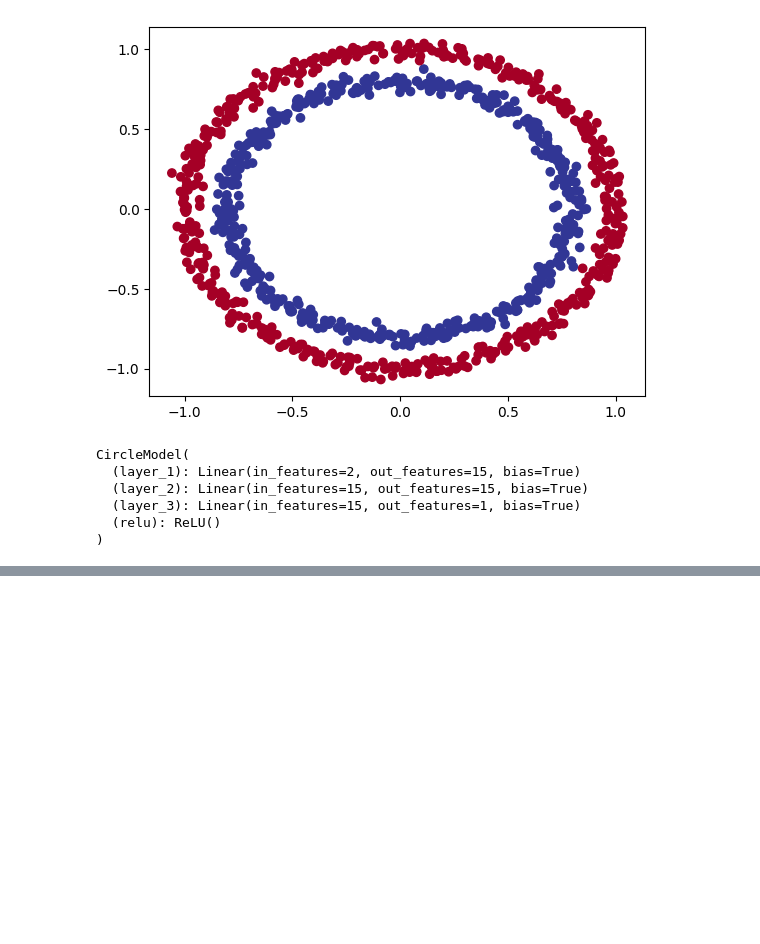
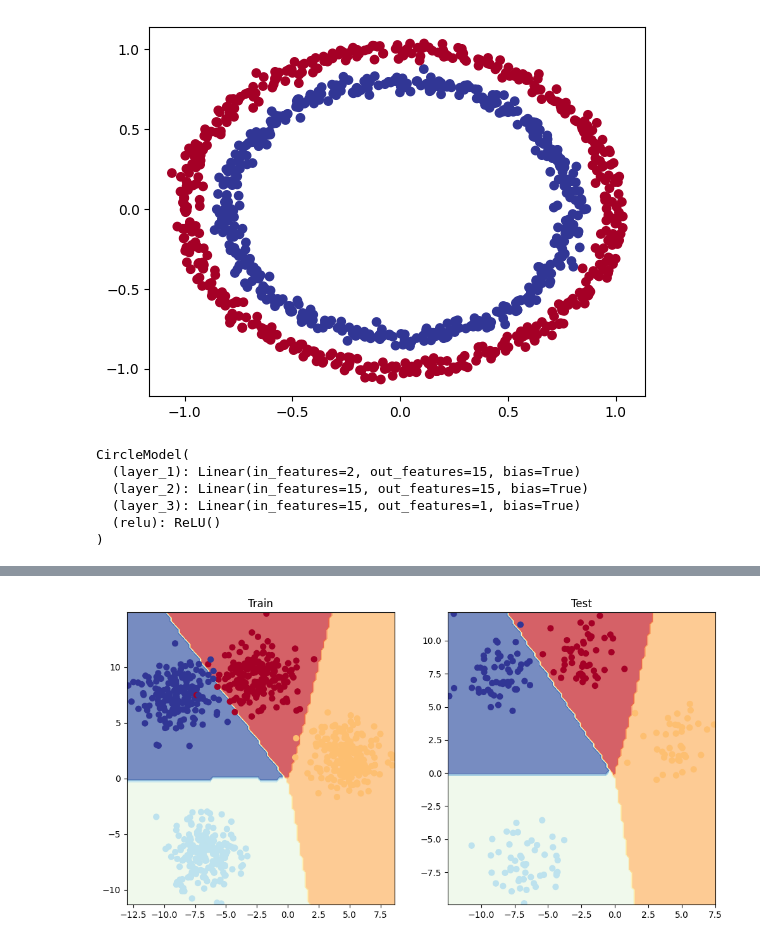
Before and after one commit to AdamStajer07/pytorchTutorial, a Jupyter notebook: PyTorchReview2.ipynb, the cells around one changed output, grey strips where cells are left out. Saved outputs shown, nothing was run; the diff lists cells and outputs as text; code cells hidden in the pictures; blank space fills up the shorter version.

```diff
--- a/PyTorchReview2.ipynb
+++ b/PyTorchReview2.ipynb
@@ -120,0 +180,28 @@ plot_decision_boundary(model, X_test, y_test)
+# %%
+loss_fn = nn.CrossEntropyLoss()
+optimizer = torch.optim.SGD(params=model.parameters(), lr=0.1)
+# %%
+torch.manual_seed(42)
+
+epochs = 100
+
+for epoch in range(epochs):
+  model.train()
+
+  y_logits = model(X_blob_train)
+
+  loss = loss_fn(y_logits, y_blob_train)
+
+  optimizer.zero_grad()
+
+  loss.backward()
+
+  optimizer.step()
+
+  model.eval()
+  with torch.inference_mode():
+    test_logits = model(X_blob_test)
+    test_loss = loss_fn(test_logits, y_blob_test)
+
+  if epoch % 10 == 0:
+    print(f"Epoch: {epoch} | loss: {loss:.4f} | test loss: {test_loss:.4f}")
@@ -120,0 +219,15 @@ plot_decision_boundary(model, X_test, y_test)
+# %%
+model.eval()
+with torch.inference_mode():
+  y_logits = model(X_blob_test)
+  y_preds = torch.softmax(y_logits, dim=1).argmax(dim=1)
+
+plt.figure(figsize=(12, 6))
+plt.subplot(1, 2, 1)
+plt.title("Train")
+plot_decision_boundary(model, X_blob_train, y_blob_train)
+plt.subplot(1, 2, 2)
+plt.title("Test")
+plot_decision_boundary(model, X_blob_test, y_blob_test)
+# %% [output]
+[figure, added]
```
Also changed, not shown: parts of 6 cells of this notebook.
